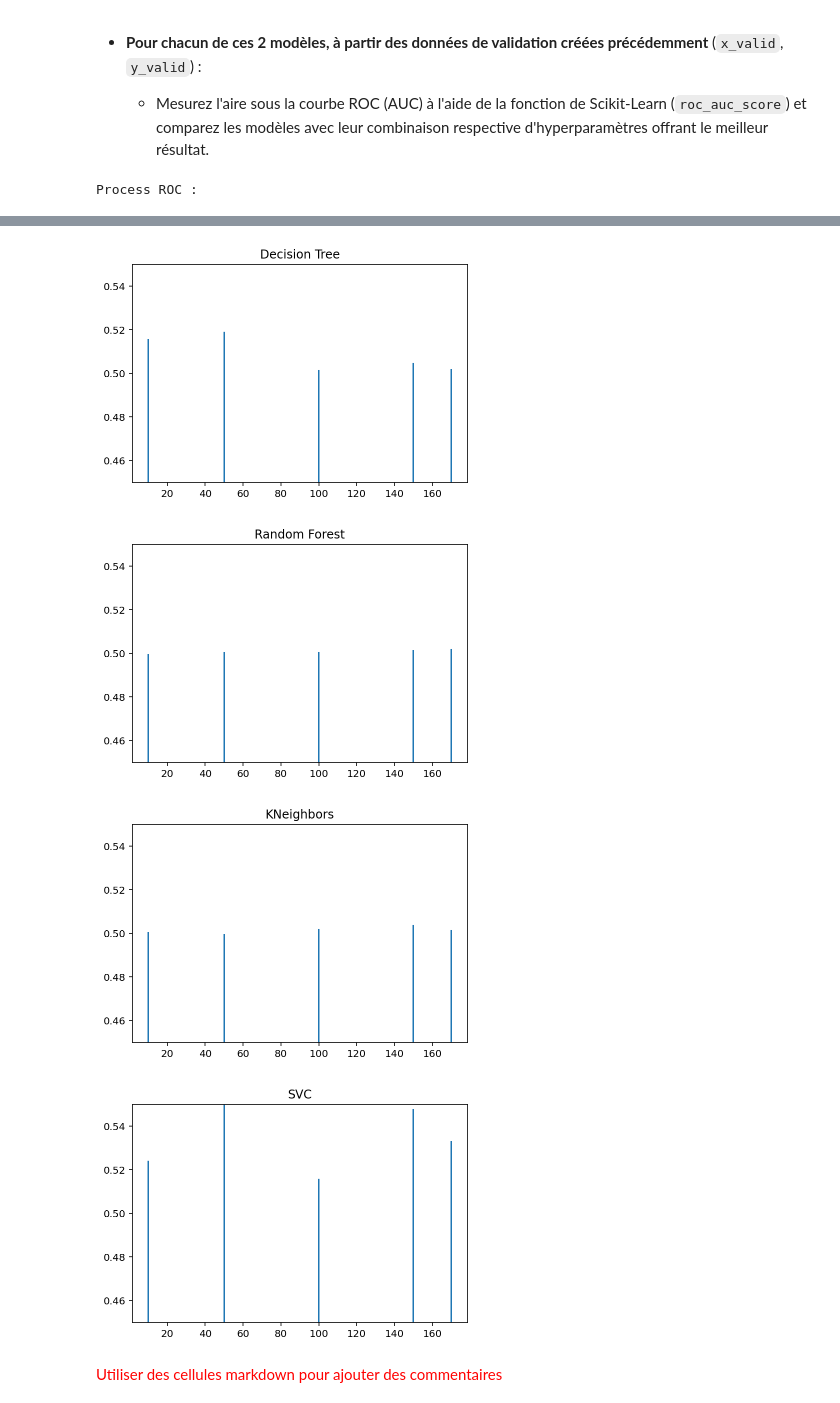
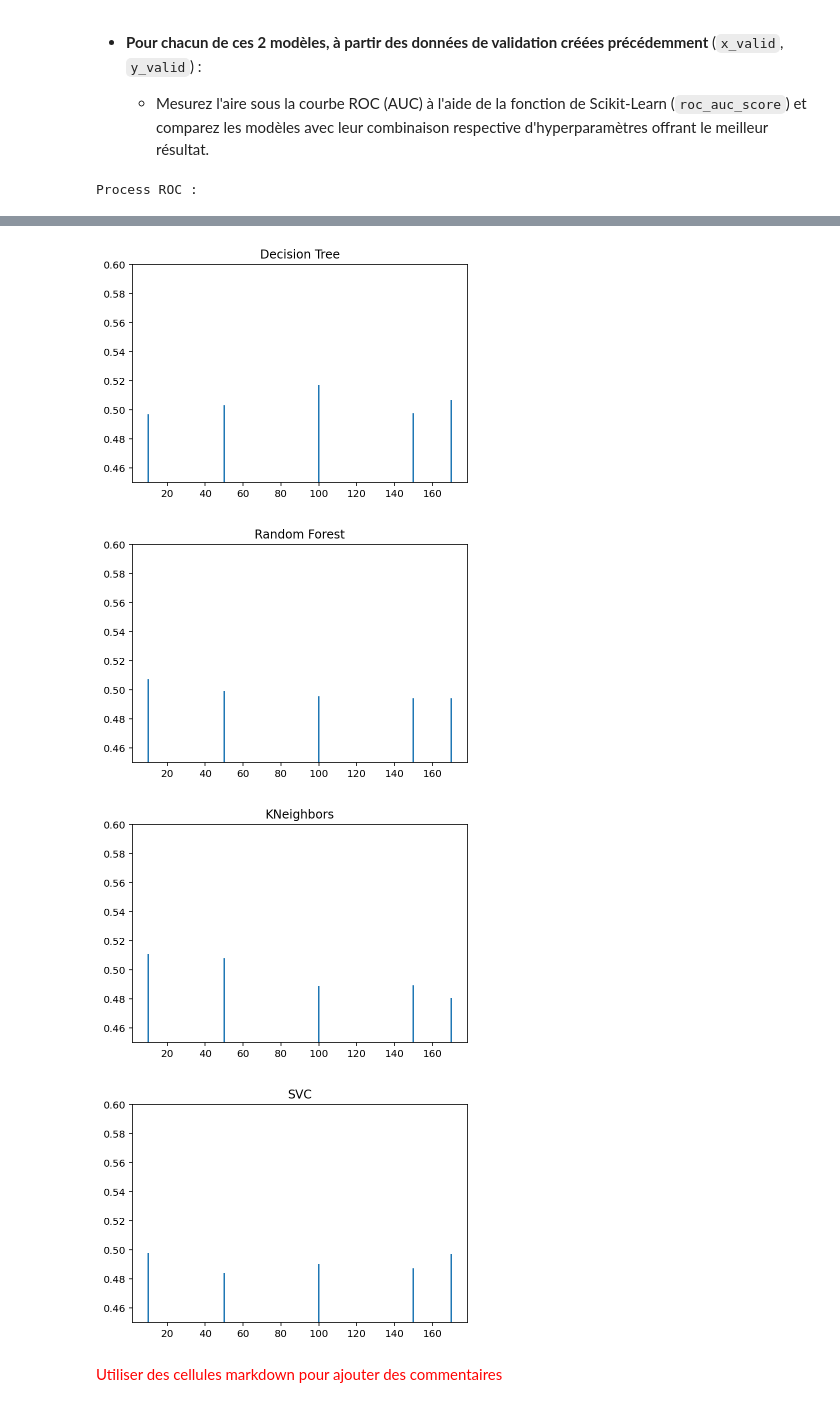
Before and after one commit to AlexisDel/Projet-ISD2, a Jupyter notebook: Projet.ipynb, the cells around one changed output, grey strips where cells are left out. Cells and saved outputs as stored; diff of their text form; code cells hidden in the pictures.

```diff
--- a/Projet.ipynb
+++ b/Projet.ipynb
@@ -728,14 +906,6 @@ from sklearn.tree import DecisionTreeClassifier
 from sklearn.ensemble import RandomForestClassifier
 from sklearn.neighbors import KNeighborsClassifier
 from sklearn.svm import SVC
-
-models = {LogisticRegression(random_state=0, max_iter=10000) : "Logistic Regression",
-          DecisionTreeClassifier(random_state=0) : "Decision Tree",
-          RandomForestClassifier(random_state=0, n_estimators=10) : "Random Forest",
-          KNeighborsClassifier() : "KNeighbors",
-          SVC(max_iter=1000) : "SVC"
-         }
-
 
 n_components = [10, 50, 100, 150, 170]
 
@@ -749,7 +919,7 @@ models = {LogisticRegression(random_state=0, max_iter=10000) : "Logistic Regress
 x_train_scaled, x_valid_scaled = standardize(x_train, x_valid)
 
 
-# Generates X_train, X_valid, Y_pred for all algorithms with different pca n_component value
+# Generates X_train, X_valid, Y_pred for all algorithms with different pca n_component values
 print("Process PCA and Predict :")
 
 results = []
@@ -812,7 +982,7 @@ SCORINGS = "balanced_accuracy"
 # %%
 from sklearn.model_selection import cross_val_score
 
-model = LogisticRegression(random_state=0, max_iter=100)
+model = LogisticRegression(random_state=0, max_iter=10000)
 CV_accuracy = cross_val_score(model, X_train, y_train, scoring=SCORINGS, cv=CV)  # scoring
 
 
@@ -847,7 +1017,7 @@ for model, sets in results:
 
         X_train = set[1][0]
 
-        cv_score_model.append(cross_val_score(model, X_train, y_train, scoring=SCORINGS, cv=2))
+        cv_score_model.append(cross_val_score(model, X_train, y_train, scoring=SCORINGS, cv=10))
 
     cv_scores.append((model_name, cv_score_model))
 
@@ -914,7 +1098,7 @@ for model, sets in results:
     roc_scores.append((model_name, roc_score_model))
 
     plt.title(model_name)
-    plt.ylim([0.45, 0.55])
+    plt.ylim([0.45, 0.6])
     plt.bar(n_components, roc_score_model)
     plt.show()
 # %% [output]
@@ -923,7 +1107,7 @@ Process ROC :
-[figure, old version]
+[figure, new version]
-[figure, old version]
+[figure, new version]
-[figure, old version]
+[figure, new version]
-[figure, old version]
+[figure, new version]
 # %% [markdown]
 <span style="color:red">
     Utiliser des cellules markdown pour ajouter des commentaires
```
Also changed, not shown: parts of 45 cells of this notebook.
